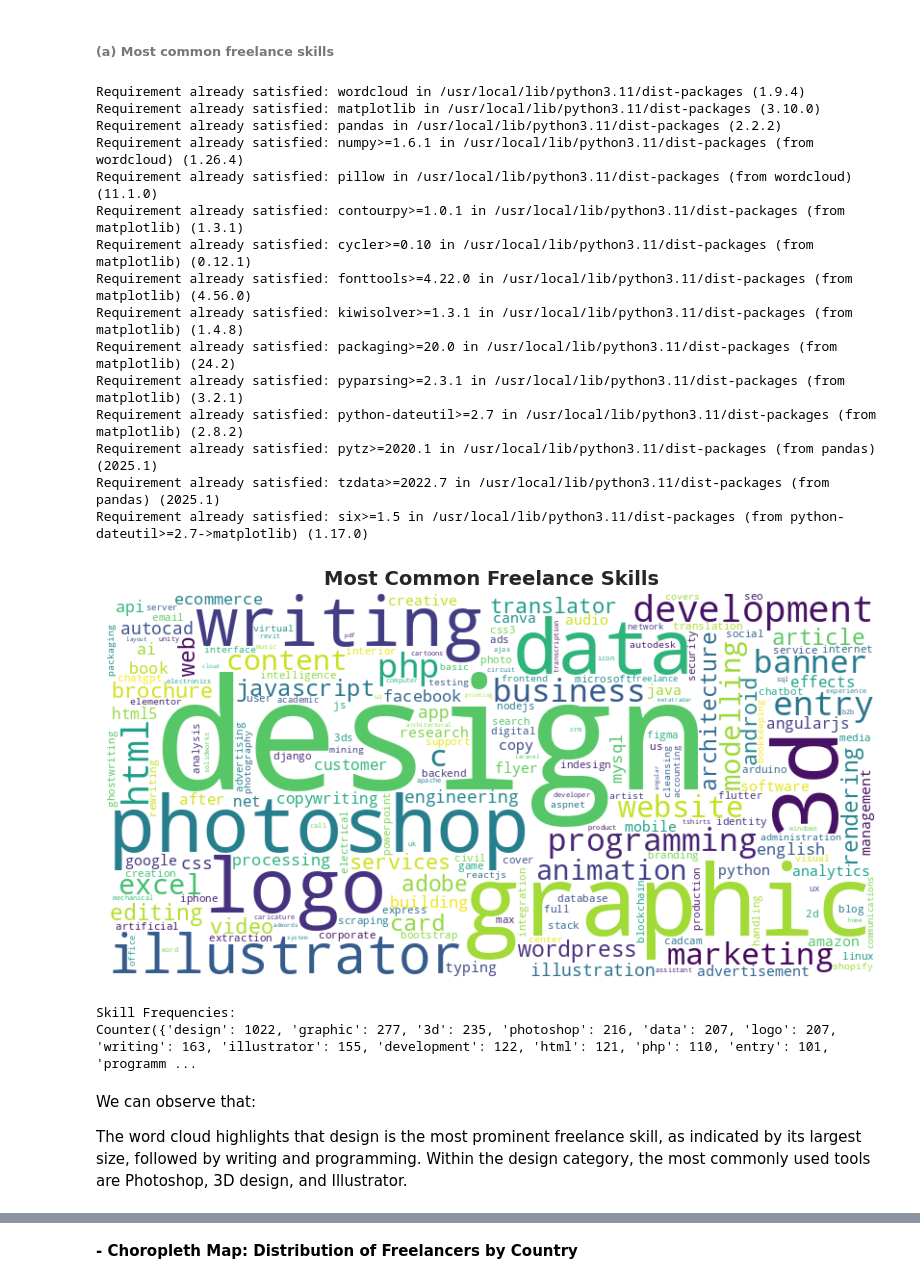
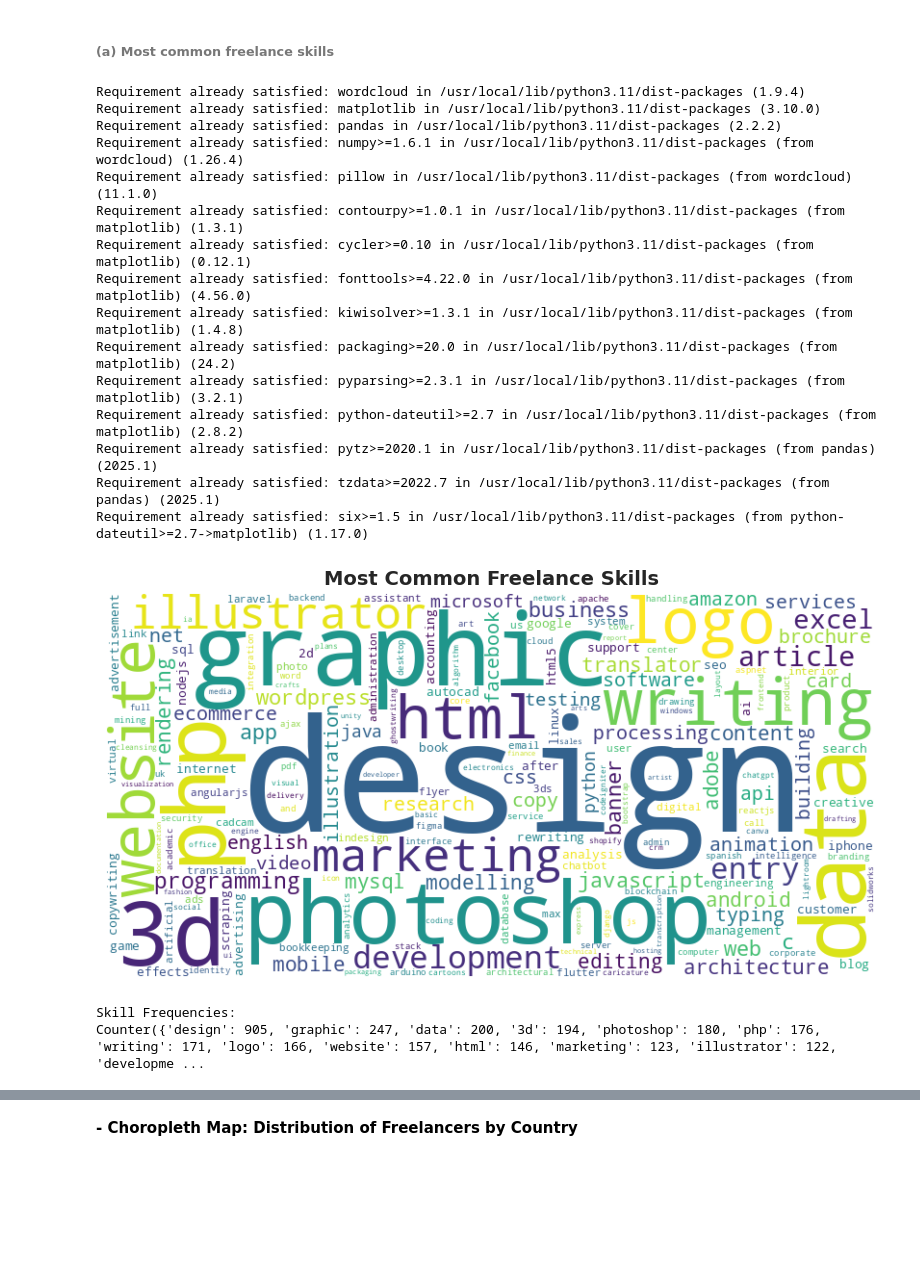
Before and after one commit to iRoseM/Freelancing-Trends--IT362, a Jupyter notebook: IT362_groub_6.ipynb, the cells around one changed output, grey strips where cells are left out. Saved outputs shown, nothing was run; the diff lists cells and outputs as text; code cells hidden in the pictures; blank space fills up the shorter version.

Commit message:
word cloud and column chart edit

```diff
--- a/IT362_groub_6.ipynb
+++ b/IT362_groub_6.ipynb
@@ -897,6 +885,7 @@ import re
 from collections import Counter
 
 # Create a DataFrame
+data = pd.read_csv("https://raw.githubusercontent.com/iRoseM/Freelancing-Trends--IT362/main/Dataset/Raw_Dataset.csv")
 df = pd.DataFrame(data)
 
 # Normalize the text: convert to lowercase and remove punctuation
@@ -905,11 +894,12 @@ def normalize_text(text):
     text = re.sub(r'[^\w\s]', '', text)  # Remove punctuation
     return text
 
-# Apply normalization to the "Skills" column
+# Handle NaN values and apply normalization to the "Skills" column
+df["Skills"] = df["Skills"].fillna('')  # Replace NaN with empty string
 df["Skills"] = df["Skills"].apply(normalize_text)
 
 # Split skills into individual words and count their frequency
-all_skills = " ".join(df["Skills"].dropna()).split()
+all_skills = " ".join(df["Skills"]).split()  # No need for dropna() since we filled NaNs
 skill_frequencies = Counter(all_skills)
 
 # Convert to a dictionary for WordCloud
@@ -923,37 +913,33 @@ wordcloud = WordCloud(
     colormap="viridis",
     max_words=200,
 ).generate_from_frequencies(skill_frequencies_dict)
 
 # Plot the word cloud
 plt.figure(figsize=(10, 5))
 plt.imshow(wordcloud, interpolation="bilinear")
 plt.axis("off")
 plt.title("Most Common Freelance Skills", fontsize=14, fontweight="bold")
 plt.show()
 
 # Print the skill frequencies for verification
 print("Skill Frequencies:")
 print(skill_frequencies)
 # %% [output]
 Requirement already satisfied: wordcloud in /usr/local/lib/python3.11/dist-packages (1.9.4)
 Requirement already satisfied: matplotlib in /usr/local/lib/python3.11/dist-packages (3.10.0)
 Requirement already satisfied: pandas in /usr/local/lib/python3.11/dist-packages (2.2.2)
 Requirement already satisfied: numpy>=1.6.1 in /usr/local/lib/python3.11/dist-packages (from wordcloud) (1.26.4)
 Requirement already satisfied: pillow in /usr/local/lib/python3.11/dist-packages (from wordcloud) (11.1.0)
 Requirement already satisfied: contourpy>=1.0.1 in /usr/local/lib/python3.11/dist-packages (from matplotlib) (1.3.1)
 Requirement already satisfied: cycler>=0.10 in /usr/local/lib/python3.11/dist-packages (from matplotlib) (0.12.1)
 Requirement already satisfied: fonttools>=4.22.0 in /usr/local/lib/python3.11/dist-packages (from matplotlib) (4.56.0)
 Requirement already satisfied: kiwisolver>=1.3.1 in /usr/local/lib/python3.11/dist-packages (from matplotlib) (1.4.8)
 Requirement already satisfied: packaging>=20.0 in /usr/local/lib/python3.11/dist-packages (from matplotlib) (24.2)
 Requirement already satisfied: pyparsing>=2.3.1 in /usr/local/lib/python3.11/dist-packages (from matplotlib) (3.2.1)
 Requirement already satisfied: python-dateutil>=2.7 in /usr/local/lib/python3.11/dist-packages (from matplotlib) (2.8.2)
 Requirement already satisfied: pytz>=2020.1 in /usr/local/lib/python3.11/dist-packages (from pandas) (2025.1)
 Requirement already satisfied: tzdata>=2022.7 in /usr/local/lib/python3.11/dist-packages (from pandas) (2025.1)
 Requirement already satisfied: six>=1.5 in /usr/local/lib/python3.11/dist-packages (from python-dateutil>=2.7->matplotlib) (1.17.0)
-[figure, old version]
+[figure, new version]
 Skill Frequencies:
-Counter({'design': 1022, 'graphic': 277, '3d': 235, 'photoshop': 216, 'data': 207, 'logo': 207, 'writing': 163, 'illustrator': 155, 'development': 122, 'html': 121, 'php': 110, 'entry': 101, 'programm ...
+Counter({'design': 905, 'graphic': 247, 'data': 200, '3d': 194, 'photoshop': 180, 'php': 176, 'writing': 171, 'logo': 166, 'website': 157, 'html': 146, 'marketing': 123, 'illustrator': 122, 'developme ...
-# %% [markdown]
-We can observe that:
-
-The word cloud highlights that design is the most prominent freelance skill, as indicated by its largest size, followed by writing and programming. Within the design category, the most commonly used tools are Photoshop, 3D design, and Illustrator.
```
Also changed, not shown: parts of 13 cells of this notebook.
